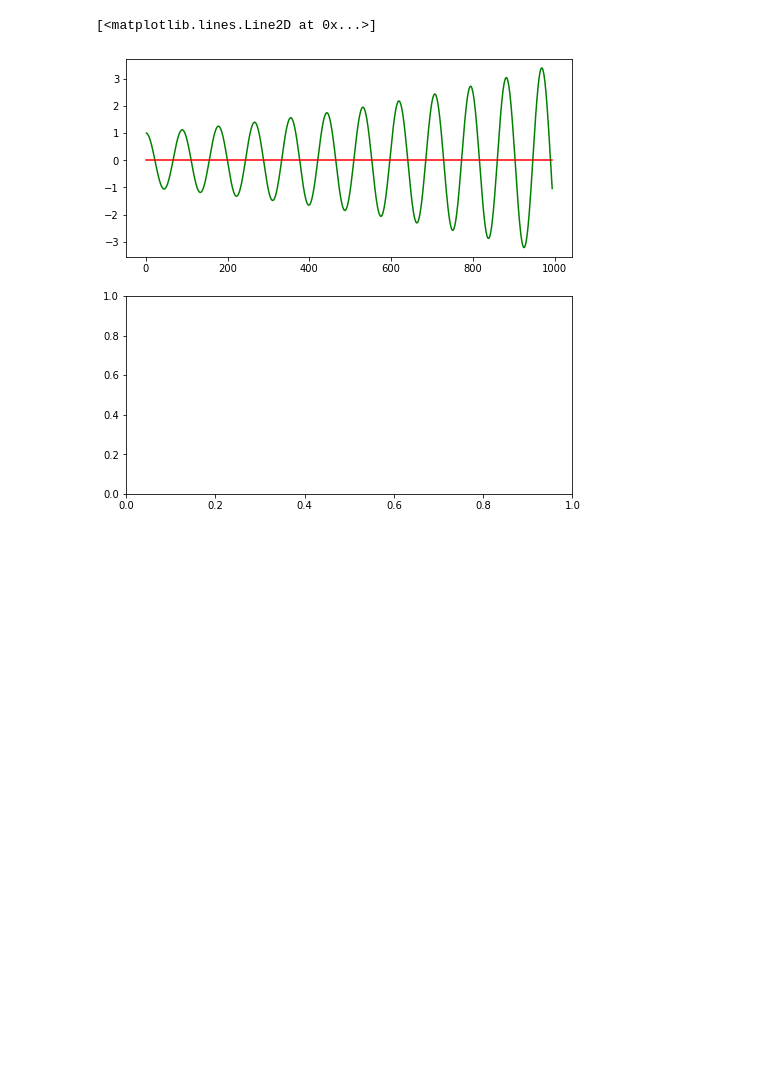
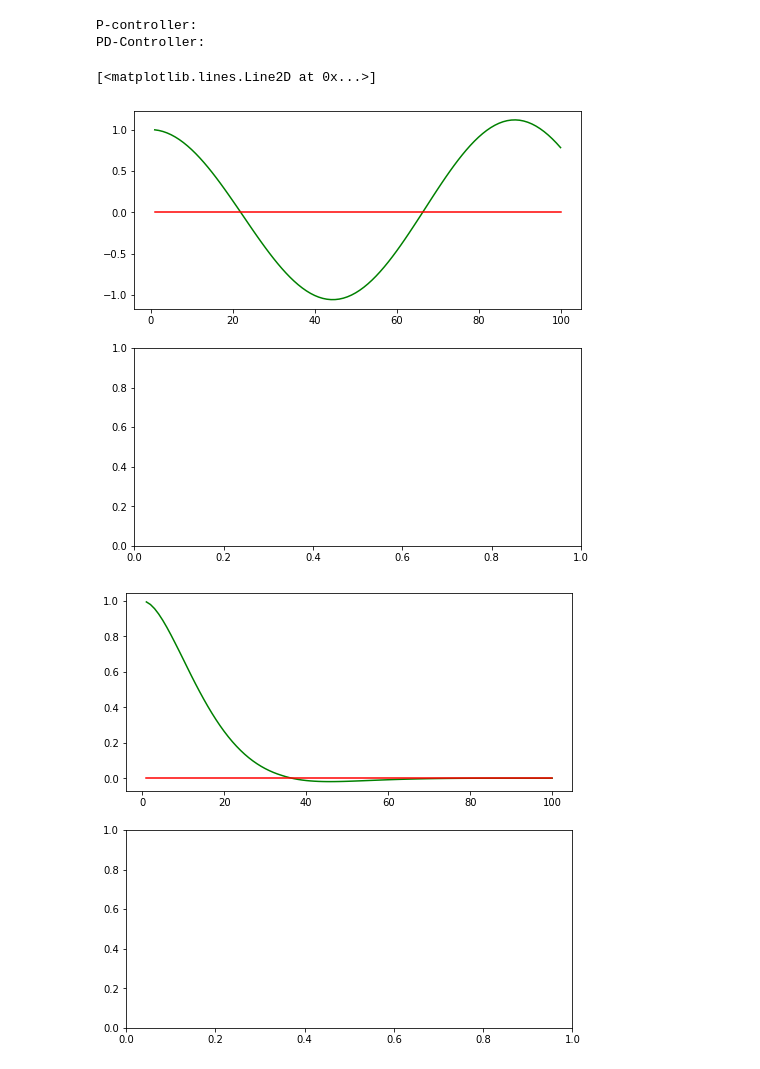
Before and after one commit to archie1983/CS373_AI_for_robotics_Udacity, a Jupyter notebook: Lesson5-Robot_Motion_Control/quizzes/PID-Control.ipynb, the cells around one changed output. Saved outputs shown, nothing was run; the diff lists cells and outputs as text; code cells hidden in the pictures; blank space fills up the shorter version.

Commit message:
PD-Controller quiz solved.

```diff
--- a/Lesson5-Robot_Motion_Control/quizzes/PID-Control.ipynb
+++ b/Lesson5-Robot_Motion_Control/quizzes/PID-Control.ipynb
@@ -103,34 +103,70 @@ class Robot(object):
 # run - does a single control run
 robot = Robot()
 robot.set(0.0, 1.0, 0.0)
 
-def run(robot, tau, n=100, speed=1.0):
+def run_p(robot, tau, n=100, speed=1.0):
     x_trajectory = []
     y_trajectory = []
     # TODO: your code here
 
     # AE: Do the requested n motion steps
     for i in range(n):
         # AE: In this case cross-track-error equals to y, because we want to keep the robot on the x axis at y = 0.
         cte = robot.y
         angle = -1.0 * tau * cte
         robot.move(angle, 1.0) # AE: move by 1 unit in the updated direction.
         #print(robot)
         x_trajectory.append(robot.x)
         y_trajectory.append(robot.y)
 
     return x_trajectory, y_trajectory
 
-x_trajectory, y_trajectory = run(robot, 0.1, 1000)
+def run_pd(robot, tau_p, tau_d, n=100, speed=1.0):
+    x_trajectory = []
+    y_trajectory = []
+    # TODO: your code here
 
+    # AE: We'll need the previous cross-track-error to compare it to current cte, when calculating differential
+    # AE: component of angle change.
+    cte_prev = robot.y
+
+    # AE: Do the requested n motion steps
+    for i in range(n):
+        # AE: In this case cross-track-error equals to y, because we want to keep the robot on the x axis at y = 0.
+        cte = robot.y
+        angle = -1.0 * tau_p * cte - tau_d * (cte - cte_prev)
+        cte_prev = cte
+        robot.move(angle, 1.0) # AE: move by 1 unit in the updated direction.
+        #print(robot)
+        x_trajectory.append(robot.x)
+        y_trajectory.append(robot.y)
+
+    return x_trajectory, y_trajectory
+
+# AE: P-controller output
+x_trajectory, y_trajectory = run_p(robot, 0.1, 100)
 # n = 13 speed = 2 tau = 0.947451418831 Starting from (0, 1, 0)
 #x_trajectory, y_trajectory = run(robot, 0.947451418831, 13, 2.0)
 
 n = len(x_trajectory)
 
 fig, (ax1, ax2) = plt.subplots(2, 1, figsize=(8, 8))
+print("P-controller:")
 ax1.plot(x_trajectory, y_trajectory, 'g', label='P controller')
 ax1.plot(x_trajectory, np.zeros(n), 'r', label='reference')
+
+robot = Robot()
+robot.set(0.0, 1.0, 0.0)
+x_trajectory, y_trajectory = run_pd(robot, 0.2, 3.0)
+n = len(x_trajectory)
+
+fig, (ax1, ax2) = plt.subplots(2, 1, figsize=(8, 8))
+print("PD-Controller:")
+ax1.plot(x_trajectory, y_trajectory, 'g', label='PD controller')
+ax1.plot(x_trajectory, np.zeros(n), 'r', label='reference')
 # %% [output]
-[<matplotlib.lines.Line2D at 0x...>]
+P-controller:
+PD-Controller:
+[<matplotlib.lines.Line2D at 0x...>]
-[figure, old version]
+[figure, new version]
+[figure, added]
```
